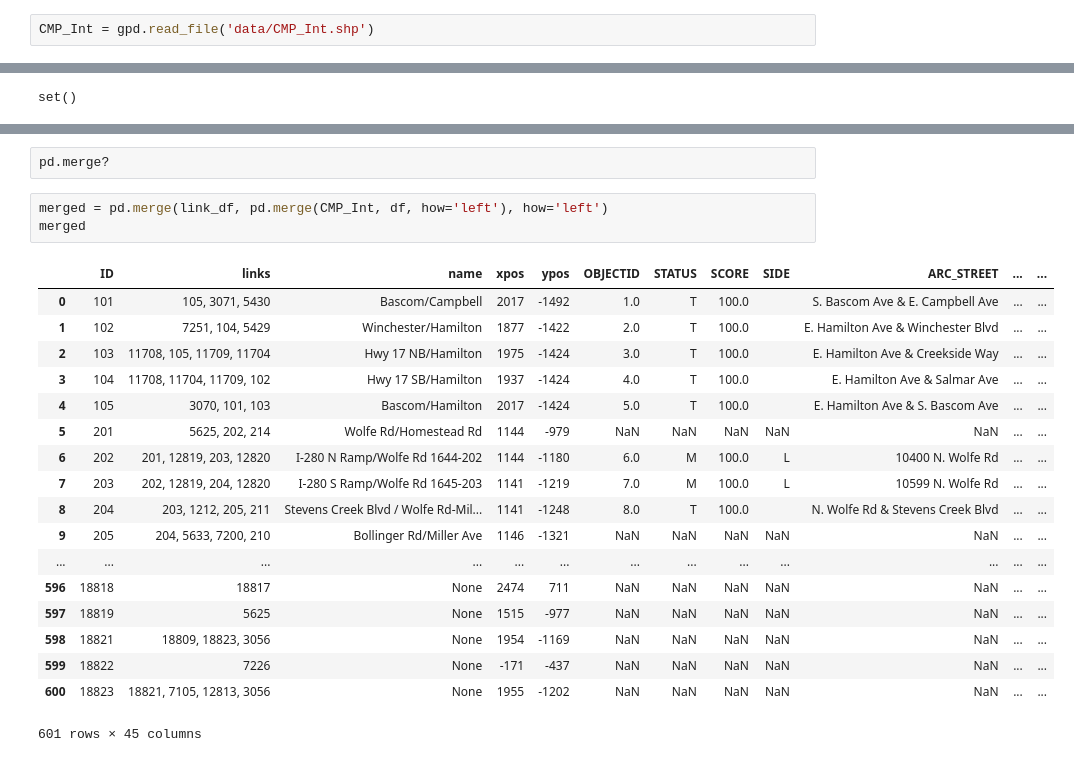
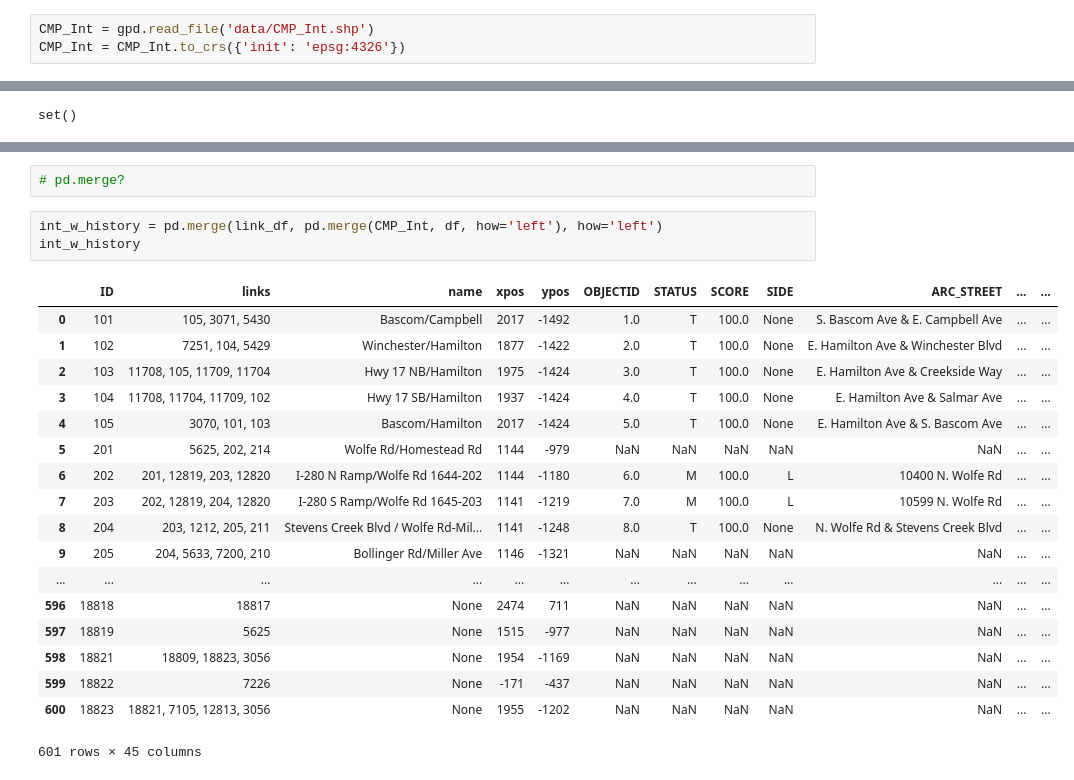
Before and after one commit to vta/watching-traffic-go-by, a Jupyter notebook: Traffix Parser.ipynb, the cells around one changed output, grey strips where cells are left out. Drawn from its saved outputs; the diff is of its cells as text.

```diff
--- a/Traffix Parser.ipynb
+++ b/Traffix Parser.ipynb
@@ -6,6 +6,7 @@ import geopandas as gpd
 import pandas as pd
 # %%
 CMP_Int = gpd.read_file('data/CMP_Int.shp')
+CMP_Int = CMP_Int.to_crs({'init': 'epsg:4326'})
 # %%
 CMP_Int.columns
 # %% [output]
@@ -279,19 +229,19 @@ set(link_df['ID'].unique()) - set(df['ID'].unique())
-# %%
-pd.merge?
+# %%
+# pd.merge?
 # %%
-merged = pd.merge(link_df, pd.merge(CMP_Int, df, how='left'), how='left')
-merged
+int_w_history = pd.merge(link_df, pd.merge(CMP_Int, df, how='left'), how='left')
+int_w_history
 # %% [output]
 |  | ID | links | name | xpos | ypos | OBJECTID | STATUS | SCORE | SIDE | ARC_STREET | ... | ... |
-| 0 | 101 | 105, 3071, 5430 | Bascom/Campbell | 2017 | -1492 | 1.0 | T | 100.0 |  | S. Bascom Ave & E. Campbell Ave | ... | ... |
-| 1 | 102 | 7251, 104, 5429 | Winchester/Hamilton | 1877 | -1422 | 2.0 | T | 100.0 |  | E. Hamilton Ave & Winchester Blvd | ... | ... |
-| 2 | 103 | 11708, 105, 11709, 11704 | Hwy 17 NB/Hamilton | 1975 | -1424 | 3.0 | T | 100.0 |  | E. Hamilton Ave & Creekside Way | ... | ... |
-| 3 | 104 | 11708, 11704, 11709, 102 | Hwy 17 SB/Hamilton | 1937 | -1424 | 4.0 | T | 100.0 |  | E. Hamilton Ave & Salmar Ave | ... | ... |
-| 4 | 105 | 3070, 101, 103 | Bascom/Hamilton | 2017 | -1424 | 5.0 | T | 100.0 |  | E. Hamilton Ave & S. Bascom Ave | ... | ... |
+| 0 | 101 | 105, 3071, 5430 | Bascom/Campbell | 2017 | -1492 | 1.0 | T | 100.0 | None | S. Bascom Ave & E. Campbell Ave | ... | ... |
+| 1 | 102 | 7251, 104, 5429 | Winchester/Hamilton | 1877 | -1422 | 2.0 | T | 100.0 | None | E. Hamilton Ave & Winchester Blvd | ... | ... |
+| 2 | 103 | 11708, 105, 11709, 11704 | Hwy 17 NB/Hamilton | 1975 | -1424 | 3.0 | T | 100.0 | None | E. Hamilton Ave & Creekside Way | ... | ... |
+| 3 | 104 | 11708, 11704, 11709, 102 | Hwy 17 SB/Hamilton | 1937 | -1424 | 4.0 | T | 100.0 | None | E. Hamilton Ave & Salmar Ave | ... | ... |
+| 4 | 105 | 3070, 101, 103 | Bascom/Hamilton | 2017 | -1424 | 5.0 | T | 100.0 | None | E. Hamilton Ave & S. Bascom Ave | ... | ... |
 | 5 | 201 | 5625, 202, 214 | Wolfe Rd/Homestead Rd | 1144 | -979 | NaN | NaN | NaN | NaN | NaN | ... | ... |
 | 6 | 202 | 201, 12819, 203, 12820 | I-280 N Ramp/Wolfe Rd 1644-202 | 1144 | -1180 | 6.0 | M | 100.0 | L | 10400 N. Wolfe Rd | ... | ... |
 | 7 | 203 | 202, 12819, 204, 12820 | I-280 S Ramp/Wolfe Rd 1645-203 | 1141 | -1219 | 7.0 | M | 100.0 | L | 10599 N. Wolfe Rd | ... | ... |
-| 8 | 204 | 203, 1212, 205, 211 | Stevens Creek Blvd / Wolfe Rd-Mil... | 1141 | -1248 | 8.0 | T | 100.0 |  | N. Wolfe Rd & Stevens Creek Blvd | ... | ... |
+| 8 | 204 | 203, 1212, 205, 211 | Stevens Creek Blvd / Wolfe Rd-Mil... | 1141 | -1248 | 8.0 | T | 100.0 | None | N. Wolfe Rd & Stevens Creek Blvd | ... | ... |
 | 9 | 205 | 204, 5633, 7200, 210 | Bollinger Rd/Miller Ave | 1146 | -1321 | NaN | NaN | NaN | NaN | NaN | ... | ... |
 | ... | ... | ... | ... | ... | ... | ... | ... | ... | ... | ... | ... | ... |
 | 596 | 18818 | 18817 | None | 2474 | 711 | NaN | NaN | NaN | NaN | NaN | ... | ... |
```
Also changed, not shown: parts of 18 cells of this notebook, 2 other files.
